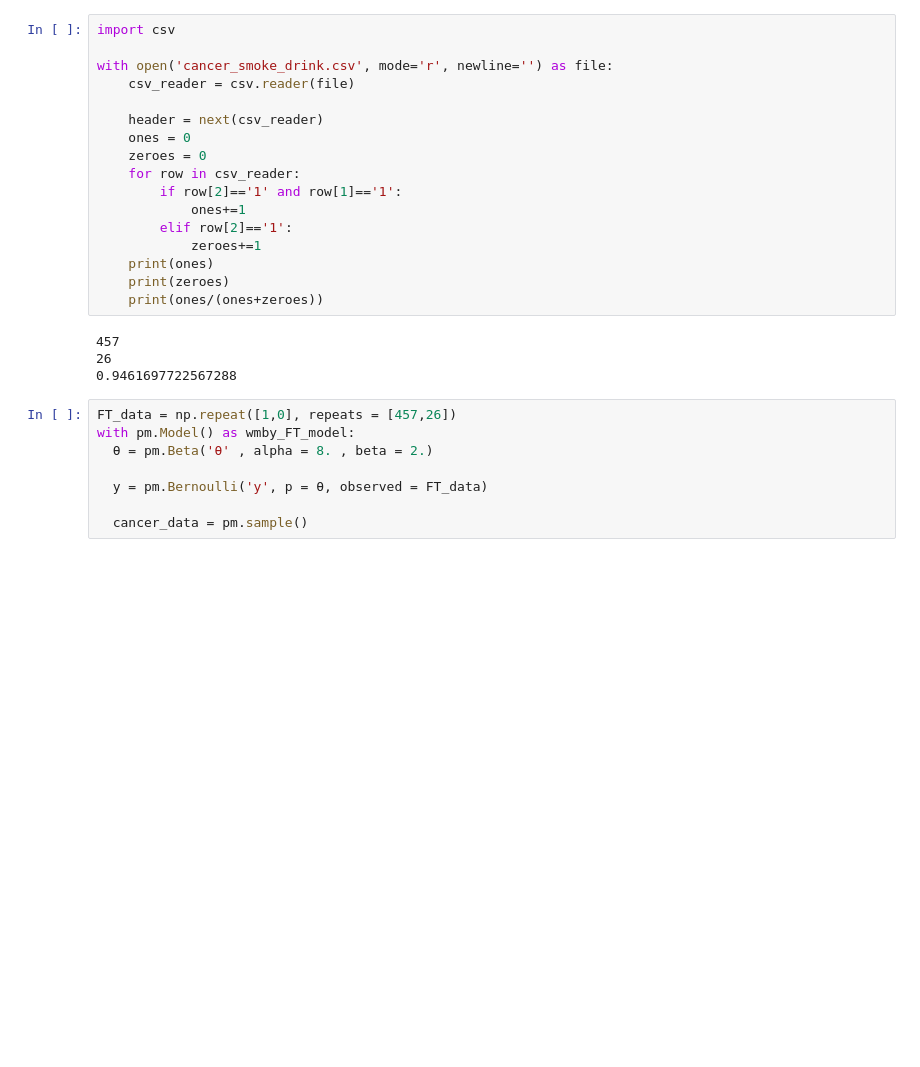
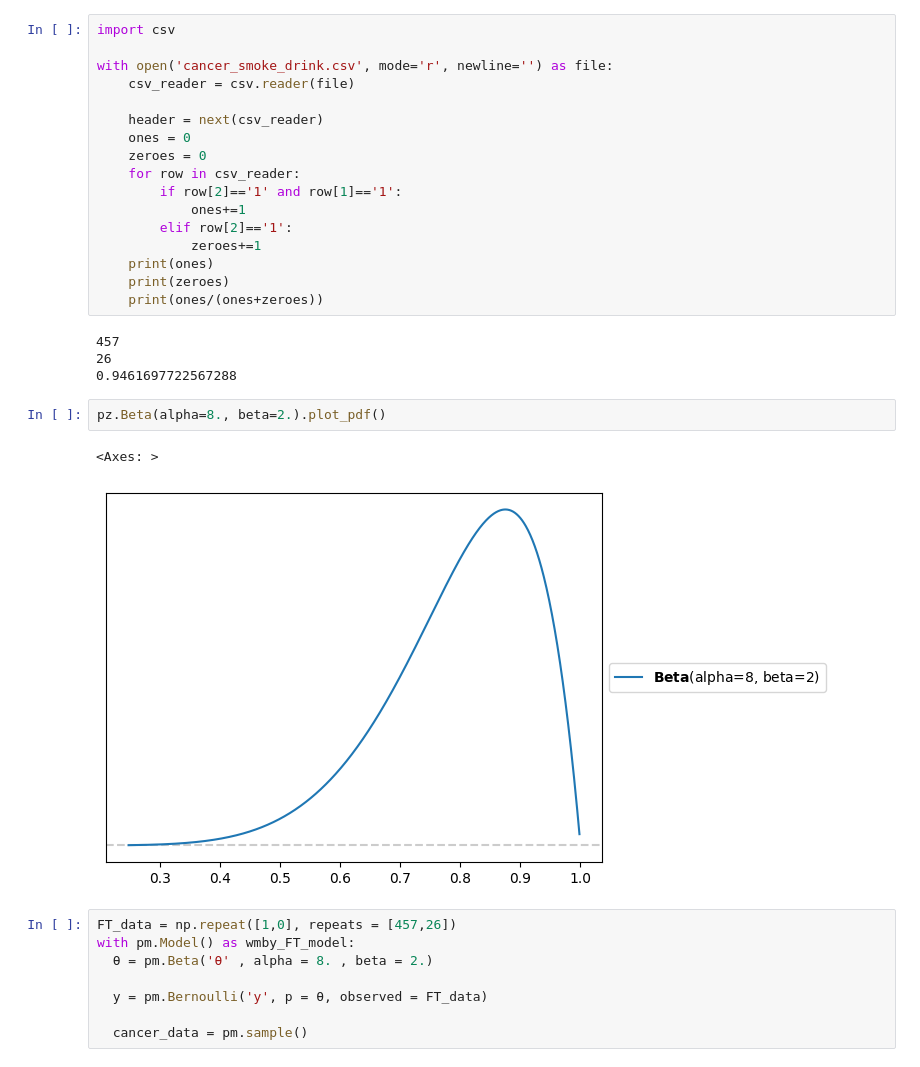
Before and after one commit to Bookas1468/data-science-google-colab, a Jupyter notebook: projects/LukaCookU2proj.ipynb, the cells around one changed output. Drawn from its saved outputs; the diff is of its cells as text; blank space fills up the shorter version.

```diff
--- a/projects/LukaCookU2proj.ipynb
+++ b/projects/LukaCookU2proj.ipynb
@@ -107,6 +107,11 @@ with open('cancer_smoke_drink.csv', mode='r', newline='') as file:
 457
 26
 0.9461697722567288
+# %%
+pz.Beta(alpha=8., beta=2.).plot_pdf()
+# %% [output]
+<Axes: >
+[figure, added]
 # %%
 FT_data = np.repeat([1,0], repeats = [457,26])
 with pm.Model() as wmby_FT_model:
```
Also changed, not shown: parts of 2 cells of this notebook.
